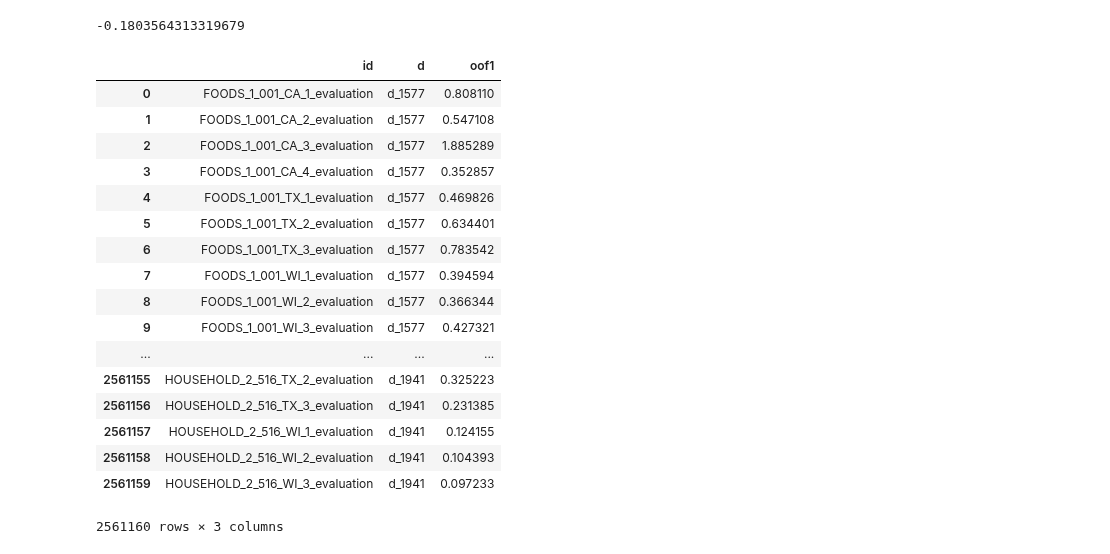
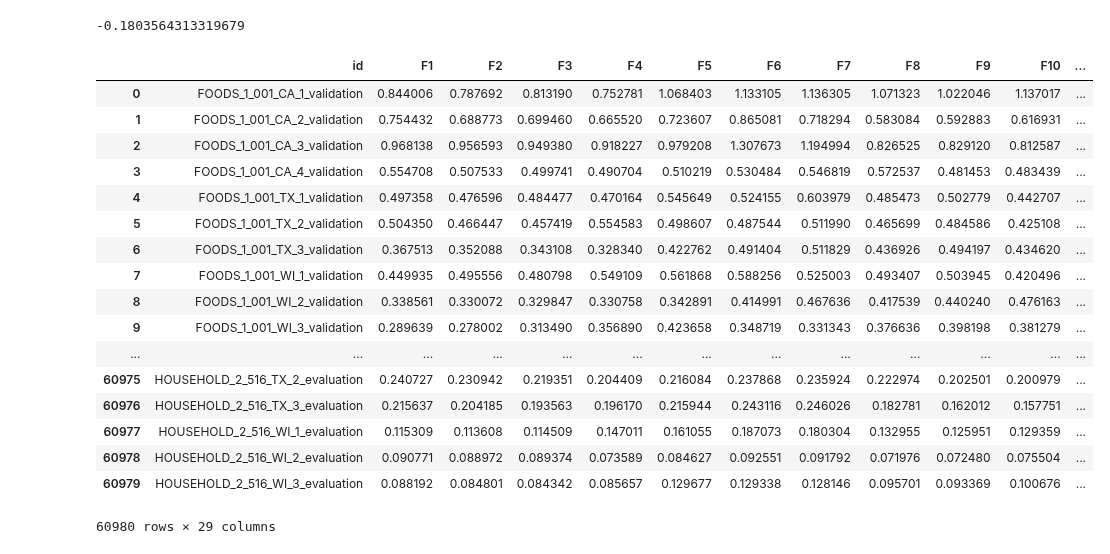
Before and after one commit to MitsuruFujiwara/M5-Forecasting-Accuracy, a Jupyter notebook: src/903_blending.ipynb, the cells around one changed output. Saved outputs shown, nothing was run; the diff lists cells and outputs as text; code cells hidden in the pictures.

```diff
--- a/src/903_blending.ipynb
+++ b/src/903_blending.ipynb
@@ -19,3 +12,13 @@ oof4 = pd.read_csv('../output/oof_lgbm_direct_weekly_pivot.csv')
+# %%
+# load submission files
+sub1 = pd.read_csv('../output/submission_lgbm_28days.csv') # 0.61462
+sub2 = pd.read_csv('../output/submission_cat_id.csv') # 0.62038
+sub3 = pd.read_csv('../output/submission_cat_id_group_k_fold.csv') # 0.59688
+sub4 = pd.read_csv('../output/submission_weekly.csv') # 0.59736
+sub5 = pd.read_csv('../output/submission_lgbm_group_k_fold_28days.csv') # 0.64584
+sub6 = pd.read_csv('../output/submission_weekly_group_k_fold.csv') # 0.62186
+sub7 = pd.read_csv('../output/submission_holiday.csv') # 0.60812
+#    sub8 = pd.read_csv('../output/submission_holiday_group_k_fold.csv') # 0.60812
 # %%
 end_train=1941
 cols_valid1 = [f'd_{c}' for c in range(end_train-28+1,end_train+1)]
@@ -49,24 +52,24 @@ Ridge(alpha=1.0, copy_X=True, fit_intercept=False, max_iter=None,
 reg.coef_[0]
 # %% [output]
 -0.1803564313319679
-# %%
-oof1
-# %% [output]
-|  | id | d | oof1 |
-| 0 | FOODS_1_001_CA_1_evaluation | d_1577 | 0.808110 |
-| 1 | FOODS_1_001_CA_2_evaluation | d_1577 | 0.547108 |
-| 2 | FOODS_1_001_CA_3_evaluation | d_1577 | 1.885289 |
-| 3 | FOODS_1_001_CA_4_evaluation | d_1577 | 0.352857 |
-| 4 | FOODS_1_001_TX_1_evaluation | d_1577 | 0.469826 |
-| 5 | FOODS_1_001_TX_2_evaluation | d_1577 | 0.634401 |
-| 6 | FOODS_1_001_TX_3_evaluation | d_1577 | 0.783542 |
-| 7 | FOODS_1_001_WI_1_evaluation | d_1577 | 0.394594 |
-| 8 | FOODS_1_001_WI_2_evaluation | d_1577 | 0.366344 |
-| 9 | FOODS_1_001_WI_3_evaluation | d_1577 | 0.427321 |
-| ... | ... | ... | ... |
-| 2561155 | HOUSEHOLD_2_516_TX_2_evaluation | d_1941 | 0.325223 |
-| 2561156 | HOUSEHOLD_2_516_TX_3_evaluation | d_1941 | 0.231385 |
-| 2561157 | HOUSEHOLD_2_516_WI_1_evaluation | d_1941 | 0.124155 |
-| 2561158 | HOUSEHOLD_2_516_WI_2_evaluation | d_1941 | 0.104393 |
-| 2561159 | HOUSEHOLD_2_516_WI_3_evaluation | d_1941 | 0.097233 |
-2561160 rows × 3 columns
+# %%
+sub7
+# %% [output]
+|  | id | F1 | F2 | F3 | F4 | F5 | F6 | F7 | F8 | F9 | F10 | ... |
+| 0 | FOODS_1_001_CA_1_validation | 0.844006 | 0.787692 | 0.813190 | 0.752781 | 1.068403 | 1.133105 | 1.136305 | 1.071323 | 1.022046 | 1.137017 | ... |
+| 1 | FOODS_1_001_CA_2_validation | 0.754432 | 0.688773 | 0.699460 | 0.665520 | 0.723607 | 0.865081 | 0.718294 | 0.583084 | 0.592883 | 0.616931 | ... |
+| 2 | FOODS_1_001_CA_3_validation | 0.968138 | 0.956593 | 0.949380 | 0.918227 | 0.979208 | 1.307673 | 1.194994 | 0.826525 | 0.829120 | 0.812587 | ... |
+| 3 | FOODS_1_001_CA_4_validation | 0.554708 | 0.507533 | 0.499741 | 0.490704 | 0.510219 | 0.530484 | 0.546819 | 0.572537 | 0.481453 | 0.483439 | ... |
+| 4 | FOODS_1_001_TX_1_validation | 0.497358 | 0.476596 | 0.484477 | 0.470164 | 0.545649 | 0.524155 | 0.603979 | 0.485473 | 0.502779 | 0.442707 | ... |
+| 5 | FOODS_1_001_TX_2_validation | 0.504350 | 0.466447 | 0.457419 | 0.554583 | 0.498607 | 0.487544 | 0.511990 | 0.465699 | 0.484586 | 0.425108 | ... |
+| 6 | FOODS_1_001_TX_3_validation | 0.367513 | 0.352088 | 0.343108 | 0.328340 | 0.422762 | 0.491404 | 0.511829 | 0.436926 | 0.494197 | 0.434620 | ... |
+| 7 | FOODS_1_001_WI_1_validation | 0.449935 | 0.495556 | 0.480798 | 0.549109 | 0.561868 | 0.588256 | 0.525003 | 0.493407 | 0.503945 | 0.420496 | ... |
+| 8 | FOODS_1_001_WI_2_validation | 0.338561 | 0.330072 | 0.329847 | 0.330758 | 0.342891 | 0.414991 | 0.467636 | 0.417539 | 0.440240 | 0.476163 | ... |
+| 9 | FOODS_1_001_WI_3_validation | 0.289639 | 0.278002 | 0.313490 | 0.356890 | 0.423658 | 0.348719 | 0.331343 | 0.376636 | 0.398198 | 0.381279 | ... |
+| ... | ... | ... | ... | ... | ... | ... | ... | ... | ... | ... | ... | ... |
+| 60975 | HOUSEHOLD_2_516_TX_2_evaluation | 0.240727 | 0.230942 | 0.219351 | 0.204409 | 0.216084 | 0.237868 | 0.235924 | 0.222974 | 0.202501 | 0.200979 | ... |
+| 60976 | HOUSEHOLD_2_516_TX_3_evaluation | 0.215637 | 0.204185 | 0.193563 | 0.196170 | 0.215944 | 0.243116 | 0.246026 | 0.182781 | 0.162012 | 0.157751 | ... |
+| 60977 | HOUSEHOLD_2_516_WI_1_evaluation | 0.115309 | 0.113608 | 0.114509 | 0.147011 | 0.161055 | 0.187073 | 0.180304 | 0.132955 | 0.125951 | 0.129359 | ... |
+| 60978 | HOUSEHOLD_2_516_WI_2_evaluation | 0.090771 | 0.088972 | 0.089374 | 0.073589 | 0.084627 | 0.092551 | 0.091792 | 0.071976 | 0.072480 | 0.075504 | ... |
+| 60979 | HOUSEHOLD_2_516_WI_3_evaluation | 0.088192 | 0.084801 | 0.084342 | 0.085657 | 0.129677 | 0.129338 | 0.128146 | 0.095701 | 0.093369 | 0.100676 | ... |
+60980 rows × 29 columns
```
Also changed, not shown: parts of 1 cell of this notebook, 3 other files.
